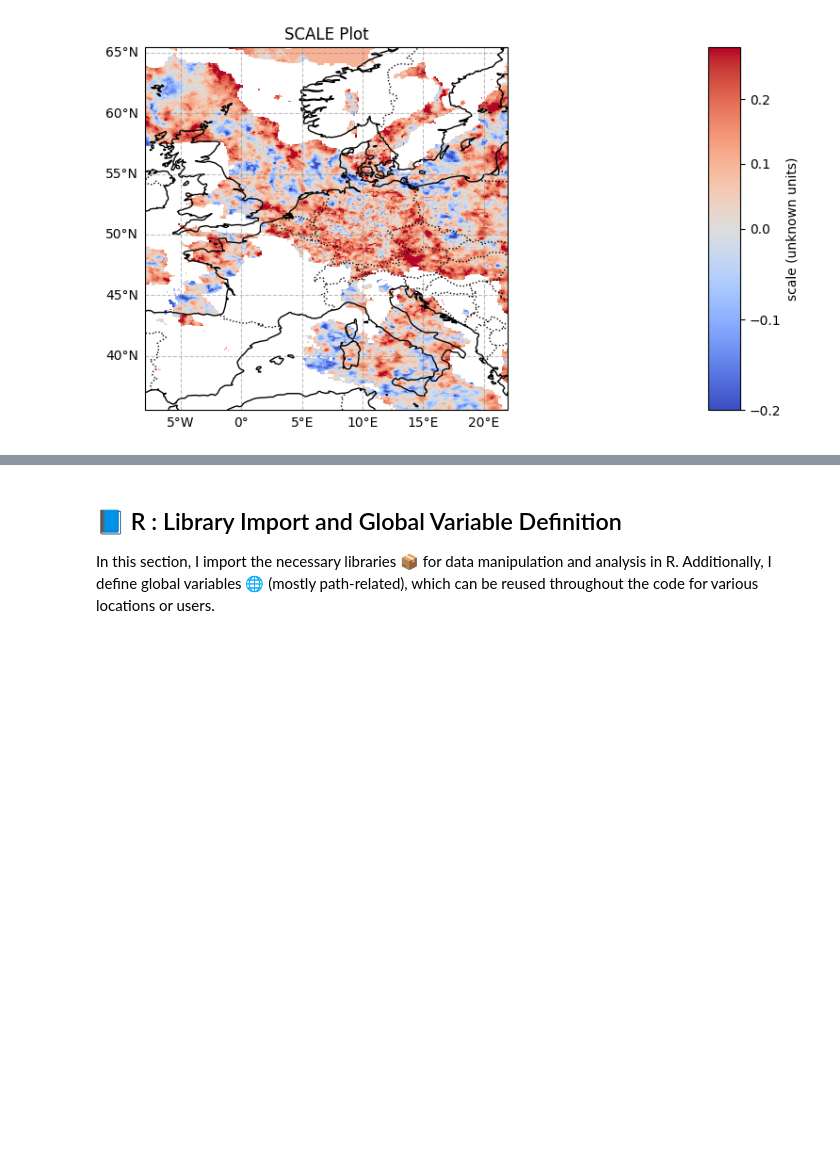
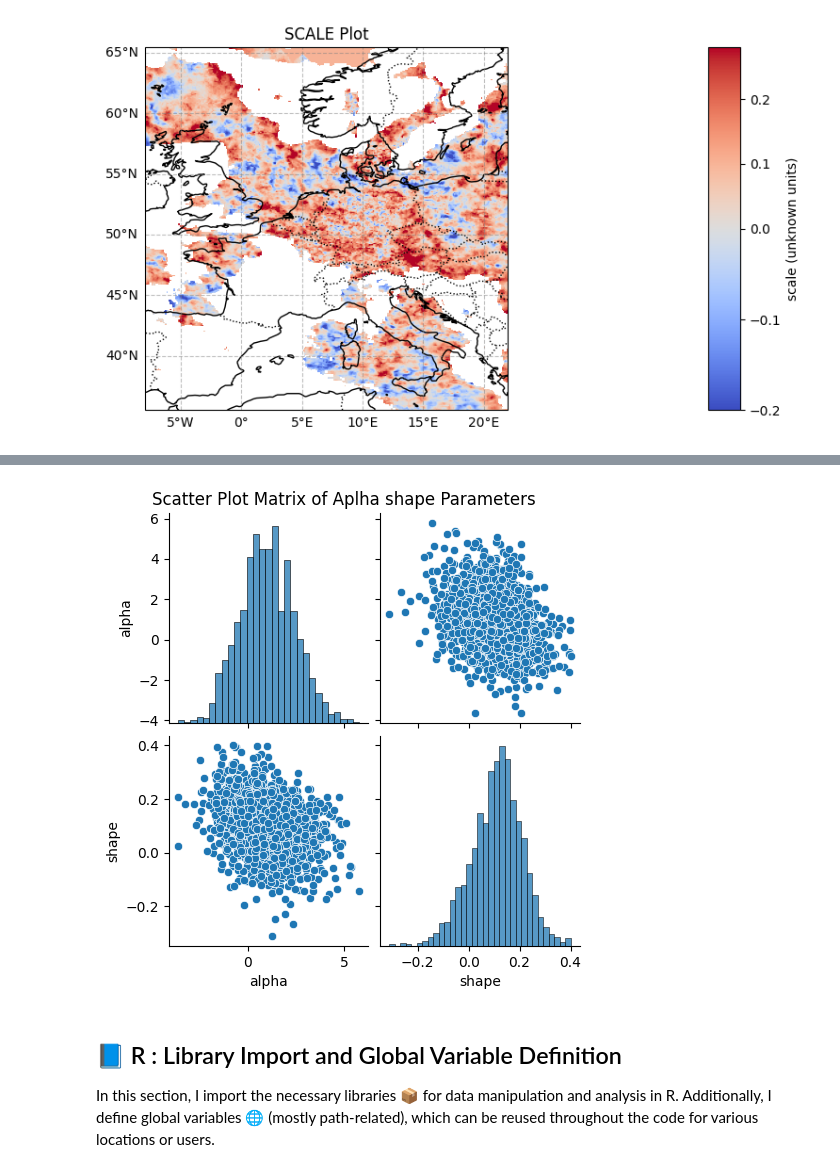
Before and after one commit to RPGSynth/EVT_Univariate, a Jupyter notebook: GEV-Exploration/main.ipynb, the cells around one changed output, grey strips where cells are left out. Saved outputs shown, nothing was run; the diff lists cells and outputs as text; code cells hidden in the pictures; blank space fills up the shorter version.

```diff
--- a/GEV-Exploration/main.ipynb
+++ b/GEV-Exploration/main.ipynb
@@ -645,3 +839,11 @@ plot_datacube(EOBS_gev_large,variable='scale',cmap='coolwarm',norm=norm)
+# %%
+df = EOBS_gev_grid_tr.to_dataframe().reset_index()
+
+sns.pairplot(df, vars=['alpha', 'shape'], kind='scatter')
+plt.suptitle("Scatter Plot Matrix of Aplha shape Parameters", y=1.02)
+plt.show()
+# %% [output]
+[figure, added]
 # %% [markdown]
 ## 📘 R : Library Import and Global Variable Definition
 
```
Also changed, not shown: parts of 12 cells of this notebook.
